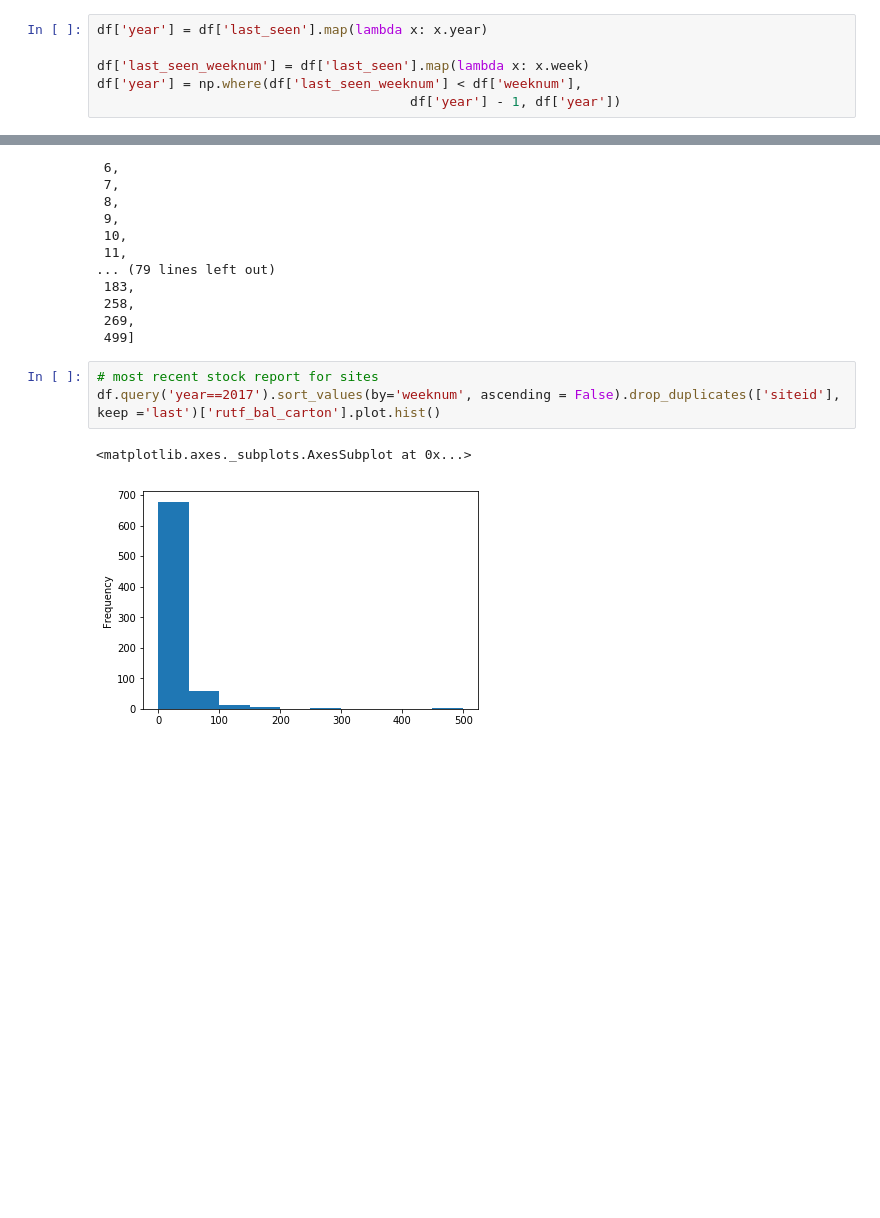
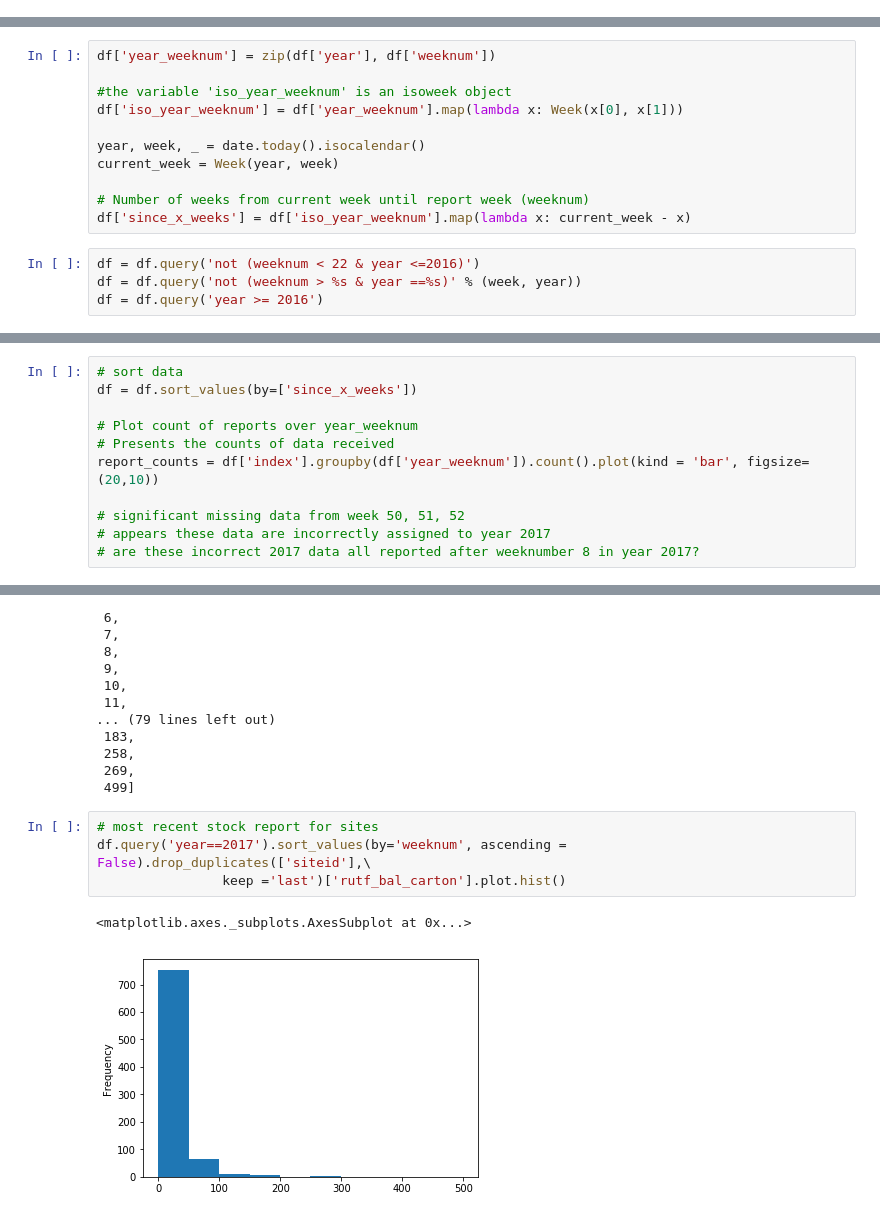
Before and after one commit to RobertJohnston/IMAM, a Jupyter notebook: Stock Report.ipynb, the cells around one changed output, grey strips where cells are left out. Saved outputs shown, nothing was run; the diff lists cells and outputs as text; blank space fills up the shorter version.

Commit message:
add calculation of stock balance and two week margin

```diff
--- a/Stock Report.ipynb
+++ b/Stock Report.ipynb
@@ -104,6 +102,0 @@ len(df)
-# %%
-df['year'] = df['last_seen'].map(lambda x: x.year)
-
-df['last_seen_weeknum'] = df['last_seen'].map(lambda x: x.week)
-df['year'] = np.where(df['last_seen_weeknum'] < df['weeknum'],
-                                        df['year'] - 1, df['year'])
@@ -115,0 +103,15 @@ array(['17', '33', '35', '20', '16', '36', '2', '8', '21', '19', '18', '5',
+# %%
+df['year_weeknum'] = zip(df['year'], df['weeknum'])
+
+#the variable 'iso_year_weeknum' is an isoweek object
+df['iso_year_weeknum'] = df['year_weeknum'].map(lambda x: Week(x[0], x[1]))
+
+year, week, _ = date.today().isocalendar()
+current_week = Week(year, week)
+
+# Number of weeks from current week until report week (weeknum)
+df['since_x_weeks'] = df['iso_year_weeknum'].map(lambda x: current_week - x)
+# %%
+df = df.query('not (weeknum < 22 & year <=2016)')
+df = df.query('not (weeknum > %s & year ==%s)' % (week, year))
+df = df.query('year >= 2016')
@@ -115,0 +205,11 @@ array(['17', '33', '35', '20', '16', '36', '2', '8', '21', '19', '18', '5',
+# %%
+# sort data
+df = df.sort_values(by=['since_x_weeks'])
+
+# Plot count of reports over year_weeknum
+# Presents the counts of data received
+report_counts = df['index'].groupby(df['year_weeknum']).count().plot(kind = 'bar', figsize=(20,10))
+
+# significant missing data from week 50, 51, 52
+# appears these data are incorrectly assigned to year 2017
+# are these incorrect 2017 data all reported after weeknumber 8 in year 2017?
@@ -137,10 +293,11 @@ sorted(df.query('year==2017').sort_values(by='weeknum', ascending = False).drop_
  499]
 # %%
 # most recent stock report for sites
-df.query('year==2017').sort_values(by='weeknum', ascending = False).drop_duplicates(['siteid'], keep ='last')['rutf_bal_carton'].plot.hist()
+df.query('year==2017').sort_values(by='weeknum', ascending = False).drop_duplicates(['siteid'],\
+                keep ='last')['rutf_bal_carton'].plot.hist()
 # %% [output]
 <matplotlib.axes._subplots.AxesSubplot at 0x...>
-[figure, old version]
+[figure, new version]
 # %%
 # most recent stock report for sites
 print df.query('year==2017').query('siteid==3613110051').sort_values(by='weeknum', ascending = False).drop_duplicates(['siteid'], keep ='last')['rutf_bal_carton']
```
Also changed, not shown: parts of 26 cells of this notebook.
